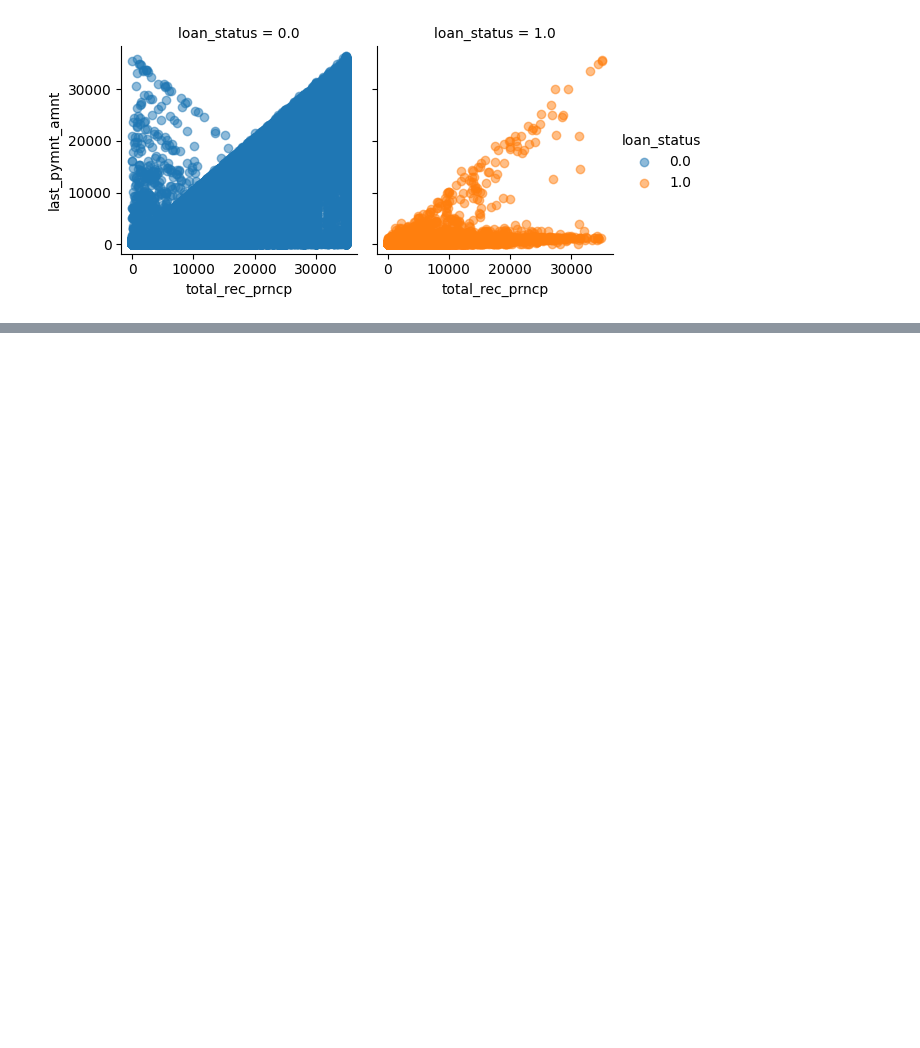
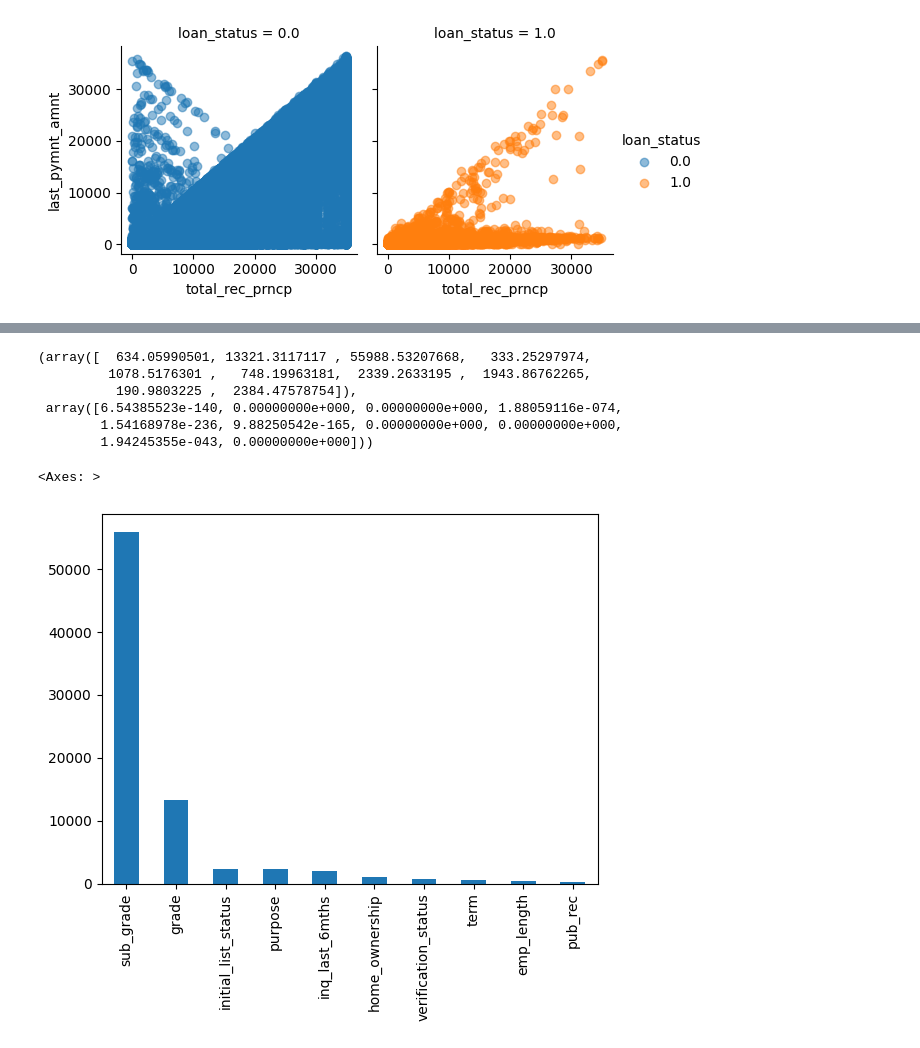
Before and after one commit to jinnn11/Credit-risk-analysis, a Jupyter notebook: credit.ipynb, the cells around one changed output, grey strips where cells are left out. Drawn from its saved outputs; the diff is of its cells as text; code cells hidden in the pictures; blank space fills up the shorter version.

```diff
--- a/credit.ipynb
+++ b/credit.ipynb
@@ -491,0 +649,8 @@ plt.show()
+# %%
+df3[categorical_cols] = df3[categorical_cols].astype('str')
+# %%
+from sklearn.preprocessing import LabelEncoder
+for col in categorical_cols:
+    le =LabelEncoder()
+    df3[col] = le.fit_transform(df3[col])
+df3.head()
@@ -491,0 +664,2 @@ plt.show()
+# %%
+df3[categorical_cols] = df3[categorical_cols].astype('int')
@@ -491,0 +697,23 @@ plt.show()
+# %%
+from sklearn.feature_selection import chi2
+from sklearn.model_selection import train_test_split
+X_temp = df3[categorical_cols]
+y_temp = df3['loan_status']
+X_train, X_test, y_train, y_test = train_test_split(X_temp, y_temp, test_size=0.3, random_state=42)
+chi_scores = chi2(X_train, y_train)
+# %%
+chi_scores
+# %% [output]
+(array([  634.05990501, 13321.3117117 , 55988.53207668,   333.25297974,
+         1078.5176301 ,   748.19963181,  2339.2633195 ,  1943.86762265,
+          190.9803225 ,  2384.47578754]),
+ array([6.54385523e-140, 0.00000000e+000, 0.00000000e+000, 1.88059116e-074,
+        1.54168978e-236, 9.88250542e-165, 0.00000000e+000, 0.00000000e+000,
+        1.94245355e-043, 0.00000000e+000]))
+# %%
+chi_values = pd.Series(chi_scores[0], index=X_temp.columns)
+chi_values.sort_values(ascending=False, inplace=True)
+chi_values.plot.bar()
+# %% [output]
+<Axes: >
+[figure, added]
```
Also changed, not shown: parts of 25 cells of this notebook.
